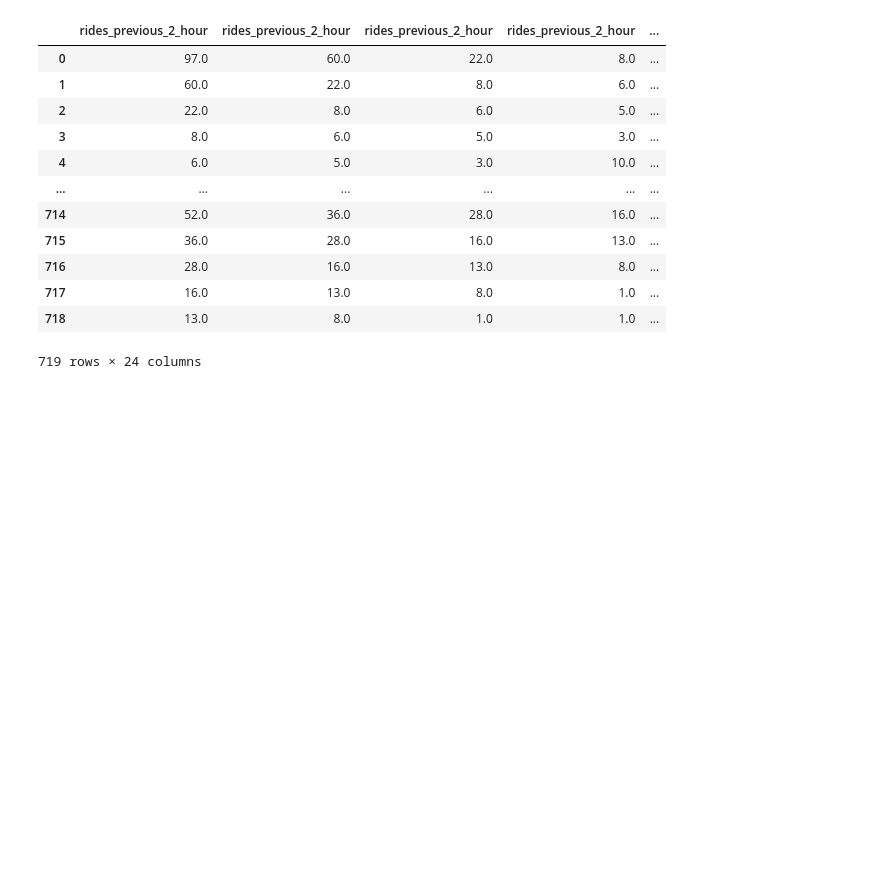
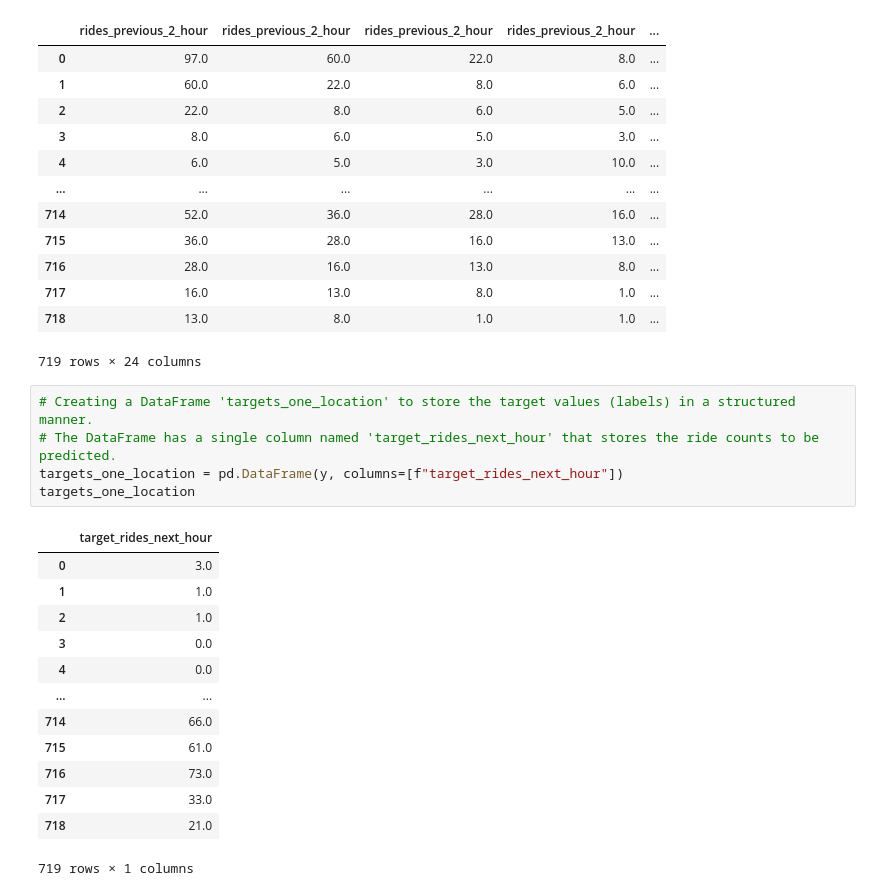
Before and after one commit to olaola-0/nyc_yellow_taxi_demand_predictor, a Jupyter notebook: notebooks/03_transform_ts_into_features_and_targets.ipynb, the cells around one changed output. Drawn from its saved outputs; the diff is of its cells as text; blank space fills up the shorter version.

Commit message:
transform time-series into features and targets

```diff
--- a/notebooks/03_transform_ts_into_features_and_targets.ipynb
+++ b/notebooks/03_transform_ts_into_features_and_targets.ipynb
@@ -129,3 +129,22 @@ features_one_location
 | 717 | 16.0 | 13.0 | 8.0 | 1.0 | ... |
 | 718 | 13.0 | 8.0 | 1.0 | 1.0 | ... |
 719 rows × 24 columns
+# %%
+# Creating a DataFrame 'targets_one_location' to store the target values (labels) in a structured manner.
+# The DataFrame has a single column named 'target_rides_next_hour' that stores the ride counts to be predicted.
+targets_one_location = pd.DataFrame(y, columns=[f"target_rides_next_hour"])
+targets_one_location
+# %% [output]
+|  | target_rides_next_hour |
+| 0 | 3.0 |
+| 1 | 1.0 |
+| 2 | 1.0 |
+| 3 | 0.0 |
+| 4 | 0.0 |
+| ... | ... |
+| 714 | 66.0 |
+| 715 | 61.0 |
+| 716 | 73.0 |
+| 717 | 33.0 |
+| 718 | 21.0 |
+719 rows × 1 columns
```
Also changed, not shown: parts of 3 cells of this notebook.
